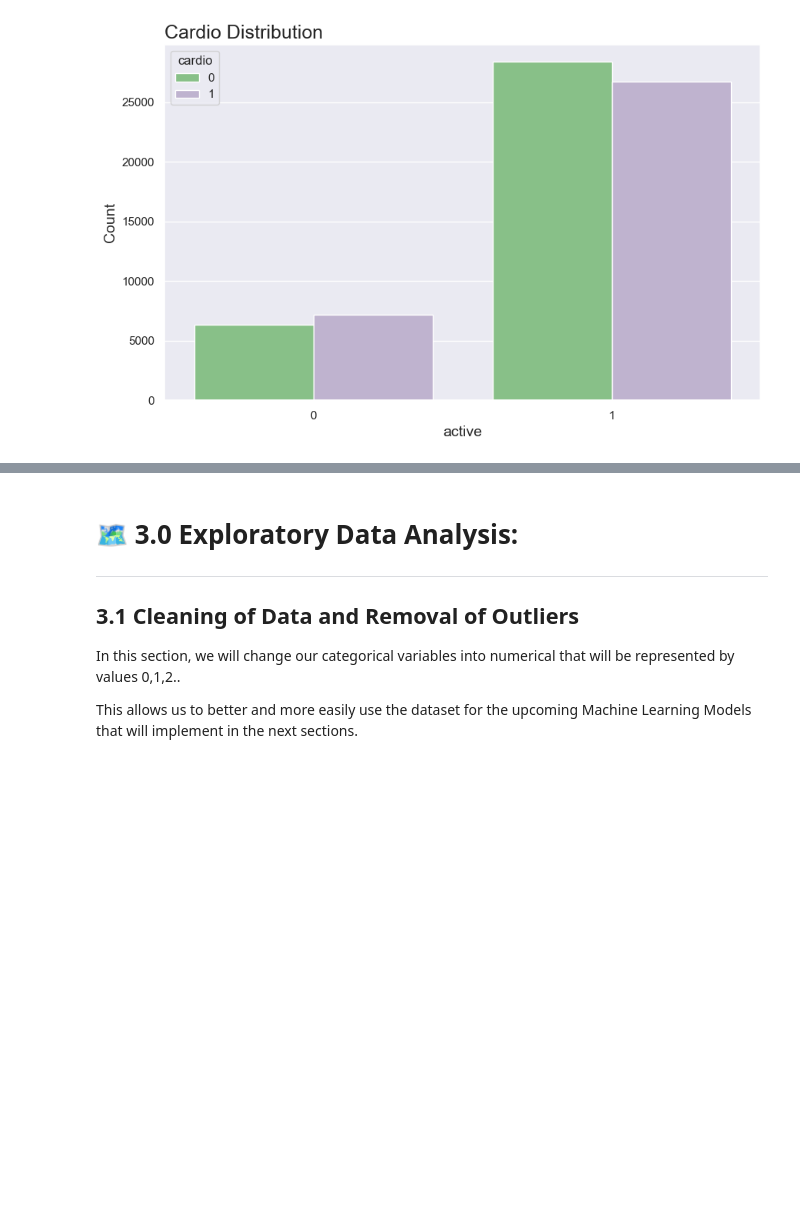
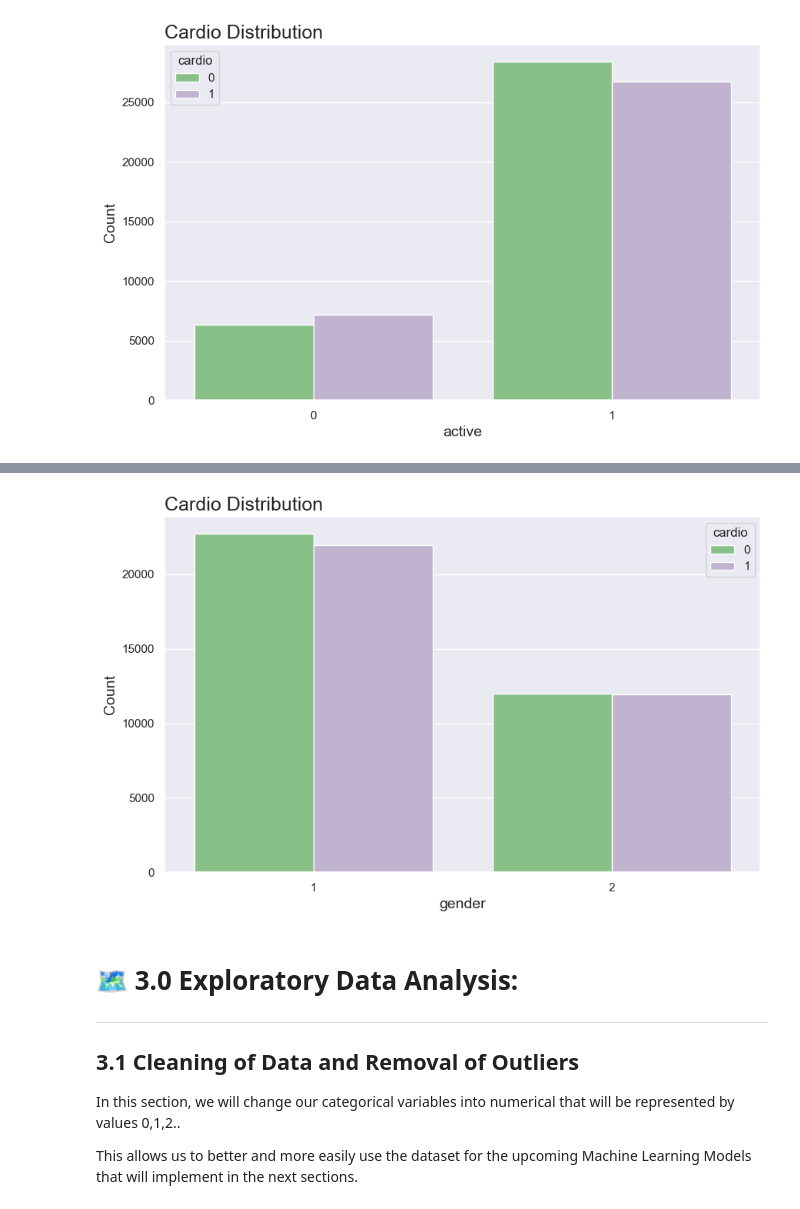
Before and after one commit to keithfykai/SC1015-Project---Cardiovascular-Disease-, a Jupyter notebook: SC1015 Project Notebook.ipynb, the cells around one changed output, grey strips where cells are left out. Saved outputs shown, nothing was run; the diff lists cells and outputs as text; code cells hidden in the pictures; blank space fills up the shorter version.

```diff
--- a/SC1015 Project Notebook.ipynb
+++ b/SC1015 Project Notebook.ipynb
@@ -404,3 +409,8 @@ balanced_target(target='active',hue='cardio', dataset=df)
+# %%
+# cardio distribution by 'Gender'
+balanced_target(target='gender',hue='cardio', dataset=df)
+# %% [output]
+[figure, added]
 # %% [markdown]
 # 🗺️ 3.0 Exploratory Data Analysis:
 ---
```
Also changed, not shown: parts of 8 cells of this notebook.
